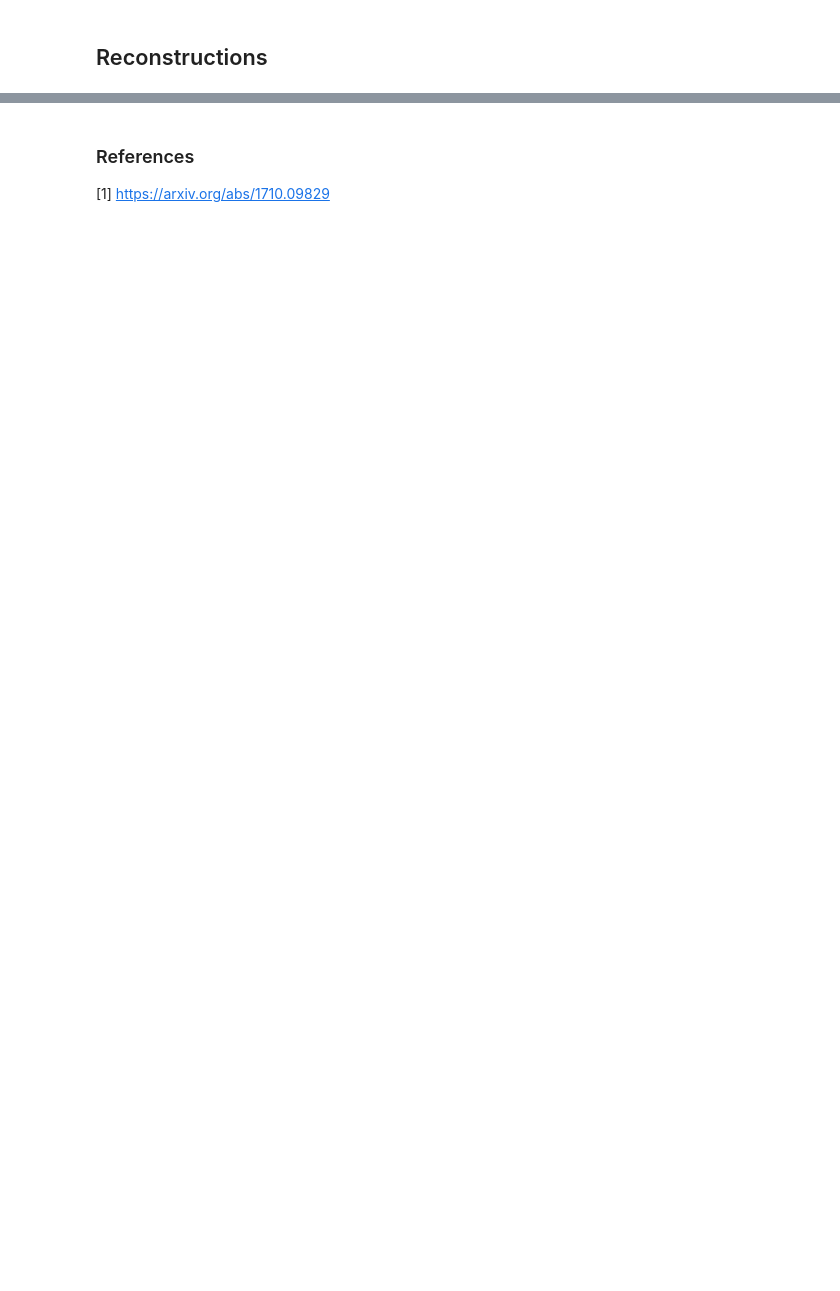
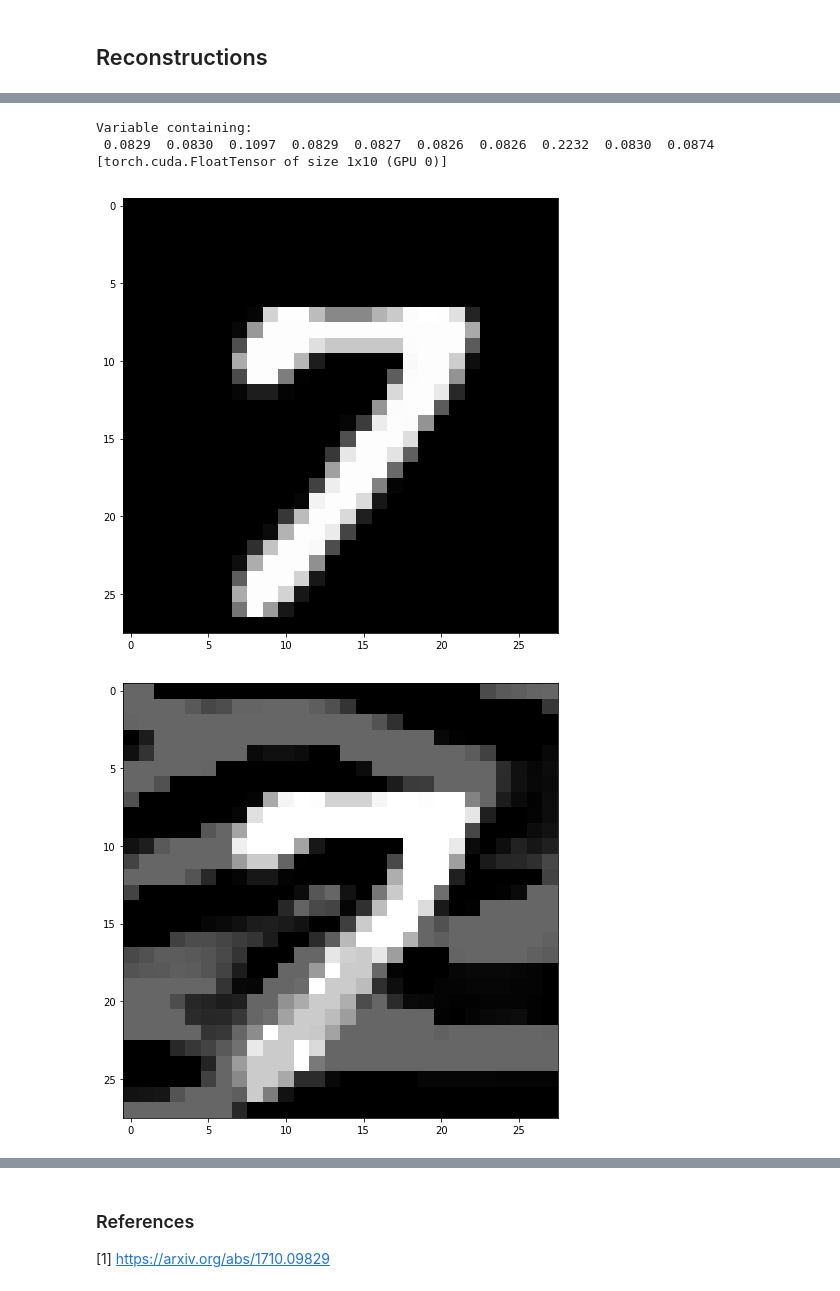
Before and after one commit to KellerJordan/CapsNet-Adversarial, a Jupyter notebook: Train-CapsuleNetwork.ipynb, the cells around one changed output, grey strips where cells are left out. Saved outputs shown, nothing was run; the diff lists cells and outputs as text; code cells hidden in the pictures; blank space fills up the shorter version.

Commit message:
implement Adversary class, conduct experiments on CapsNet -- it is surprisingly robust, probably due to gradient masking effects, fix bugs in capsnet

```diff
--- a/Train-CapsuleNetwork.ipynb
+++ b/Train-CapsuleNetwork.ipynb
@@ -123,0 +164,15 @@ plot_batch(batch_hat.data) # am I messing up the input to the reconstruction net
+# %%
+tiny_adversary = Adversary(tiny_model)
+fool_img = tiny_adversary.generate_example(seed_img.cuda(), 2, attack='FGS', eta=0.005, n_iters=50)
+# %%
+probs, out_img = caps_model(Variable(fool_img))
+print(probs)
+plot_tensor(seed_img)
+plot_tensor(fool_img)
+plot_tensor(out_img)
+# %% [output]
+Variable containing:
+ 0.0829  0.0830  0.1097  0.0829  0.0827  0.0826  0.0826  0.2232  0.0830  0.0874
+[torch.cuda.FloatTensor of size 1x10 (GPU 0)]
+[figure, added]
+[figure, added]
```
Also changed, not shown: parts of 12 cells of this notebook, 3 other files.
